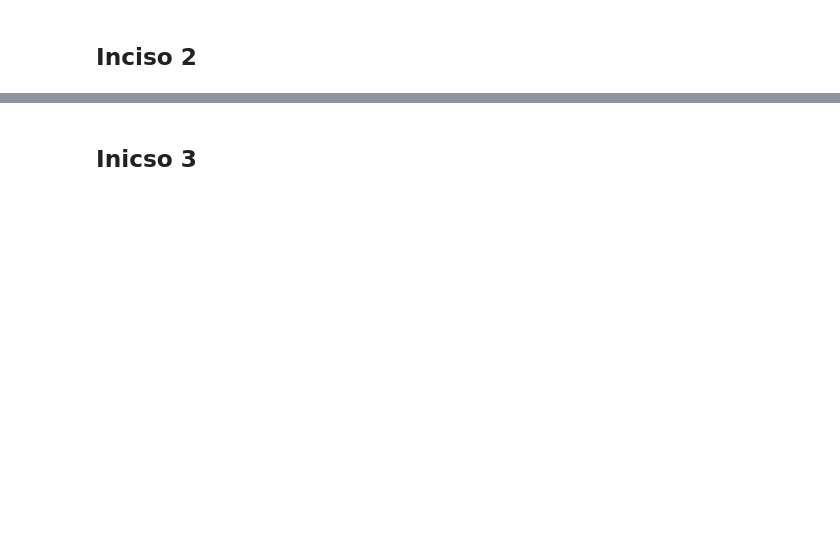
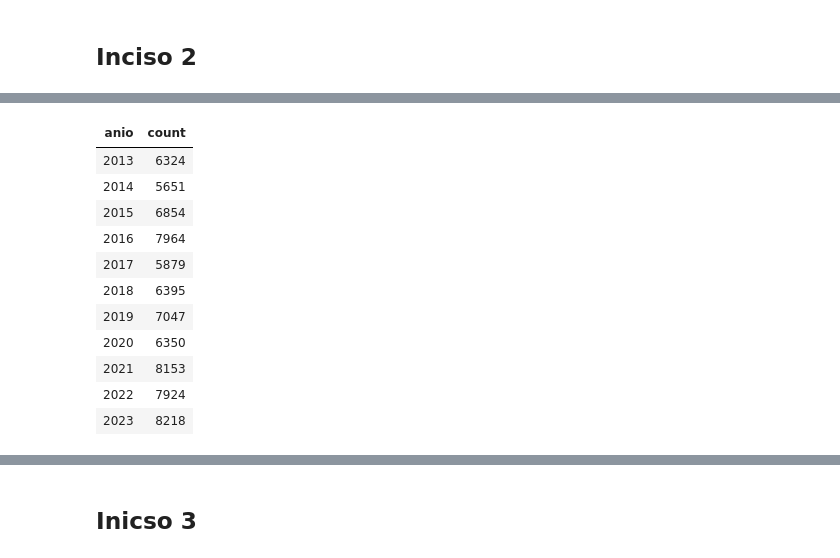
Before and after one commit to Hayser8/lab8, a Jupyter notebook: Lab8.ipynb, the cells around one changed output, grey strips where cells are left out. Drawn from its saved outputs; the diff is of its cells as text; code cells hidden in the pictures; blank space fills up the shorter version.

```diff
--- a/Lab8.ipynb
+++ b/Lab8.ipynb
@@ -292,0 +246,68 @@ Unión (en ALGUNA):      [2009, 2011, 2012, 2013, 2014, 2015, 2016, 2017, 2018,
+# %%
+# INCISO 2 — Años disponibles por tabla y validación de coincidencia
+# Requiere que existan las vistas temporales: `hechos`, `vehiculos`, `personas`
+# (quedan creadas por el bloque del inciso 1 sobre `master_unico.csv`)
+
+from pyspark.sql import functions as F
+
+def years_count_df(view_name: str, year_col: str = "anio_norm"):
+    """
+    Devuelve un DataFrame con: anio, count
+    - Filtra solo años válidos (exactamente 4 dígitos).
+    - Convierte a entero para ordenar correctamente.
+    """
+    df = spark.table(view_name)
+    if year_col not in df.columns:
+        raise ValueError(f"La vista '{view_name}' no tiene la columna '{year_col}'.")
+    base = (
+        df.select(F.col(year_col).cast("string").alias("y"))
+          .filter(F.col("y").rlike(r"^\d{4}$"))
+          .withColumn("anio", F.col("y").cast("int"))
+    )
+    return base.groupBy("anio").count().orderBy("anio")
+
+def table_totals(view_name: str, year_col: str = "anio_norm"):
+    """
+    Retorna (total_filas, filas_con_anio_valido, df_por_anio)
+    """
+    df = spark.table(view_name)
+    total = df.count()
+    df_years = years_count_df(view_name, year_col)
+    valid = df_years.agg(F.sum("count").alias("valid")).collect()[0]["valid"] or 0
+    return total, valid, df_years
+
+# 1) Conteos por año para cada tabla
+tot_h, valid_h, hechos_y = table_totals("hechos")
+tot_v, valid_v, vehiculos_y = table_totals("vehiculos")
+tot_p, valid_p, personas_y = table_totals("personas")
+
+print("=== Hechos: años disponibles y conteos ===")
+display(hechos_y)
+print(f"Registros con año válido: {valid_h:,} / total: {tot_h:,}\n")
+
+print("=== Vehículos: años disponibles y conteos ===")
+display(vehiculos_y)
+print(f"Registros con año válido: {valid_v:,} / total: {tot_v:,}\n")
+
+print("=== Personas (fallecidos): años disponibles y conteos ===")
+display(personas_y)
+print(f"Registros con año válido: {valid_p:,} / total: {tot_p:,}\n")
+
+# 2) Validación de coincidencia de años entre tablas
+H = set(r["anio"] for r in hechos_y.select("anio").distinct().collect())
+V = set(r["anio"] for r in vehiculos_y.select("anio").distinct().collect())
+P = set(r["anio"] for r in personas_y.select("anio").distinct().collect())
+
+interseccion = sorted(H & V & P)
+union_total = sorted(H | V | P)
+faltan_en_H = sorted(set(union_total) - H)
+faltan_en_V = sorted(set(union_total) - V)
+faltan_en_P = sorted(set(union_total) - P)
+
+print("=== Validación de años entre tablas ===")
+print(f"Intersección (en TODAS): {interseccion}")
+print(f"Unión (en ALGUNA):      {union_total}")
+print(f"- HECHOS:    años ausentes vs unión → {faltan_en_H}")
+print(f"- VEHICULOS: años ausentes vs unión → {faltan_en_V}")
+print(f"- PERSONAS:  años ausentes vs unión → {faltan_en_P}")
+# %% [output]
@@ -292,0 +315,12 @@ Unión (en ALGUNA):      [2009, 2011, 2012, 2013, 2014, 2015, 2016, 2017, 2018,
+| anio | count |
+| 2013 | 6324 |
+| 2014 | 5651 |
+| 2015 | 6854 |
+| 2016 | 7964 |
+| 2017 | 5879 |
+| 2018 | 6395 |
+| 2019 | 7047 |
+| 2020 | 6350 |
+| 2021 | 8153 |
+| 2022 | 7924 |
+| 2023 | 8218 |
```
Also changed, not shown: parts of 28 cells of this notebook, 2 other files.
